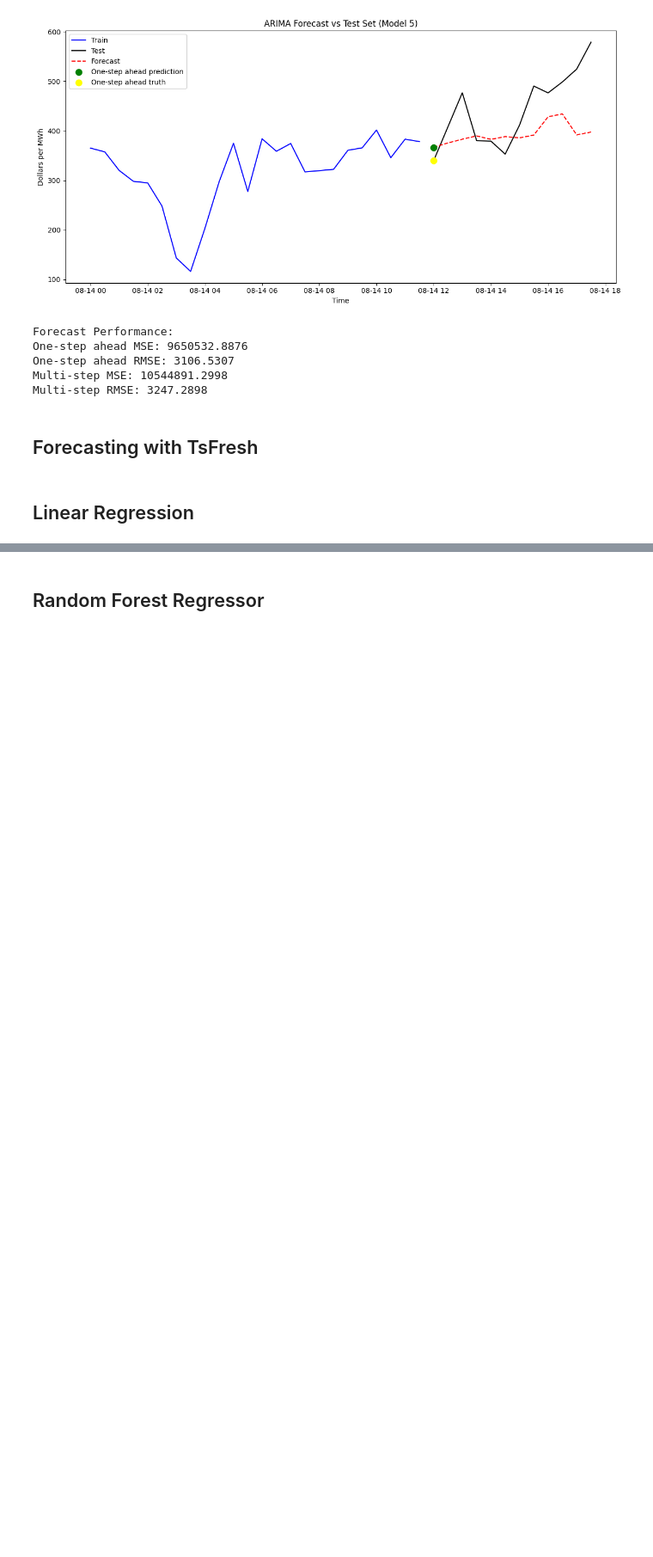
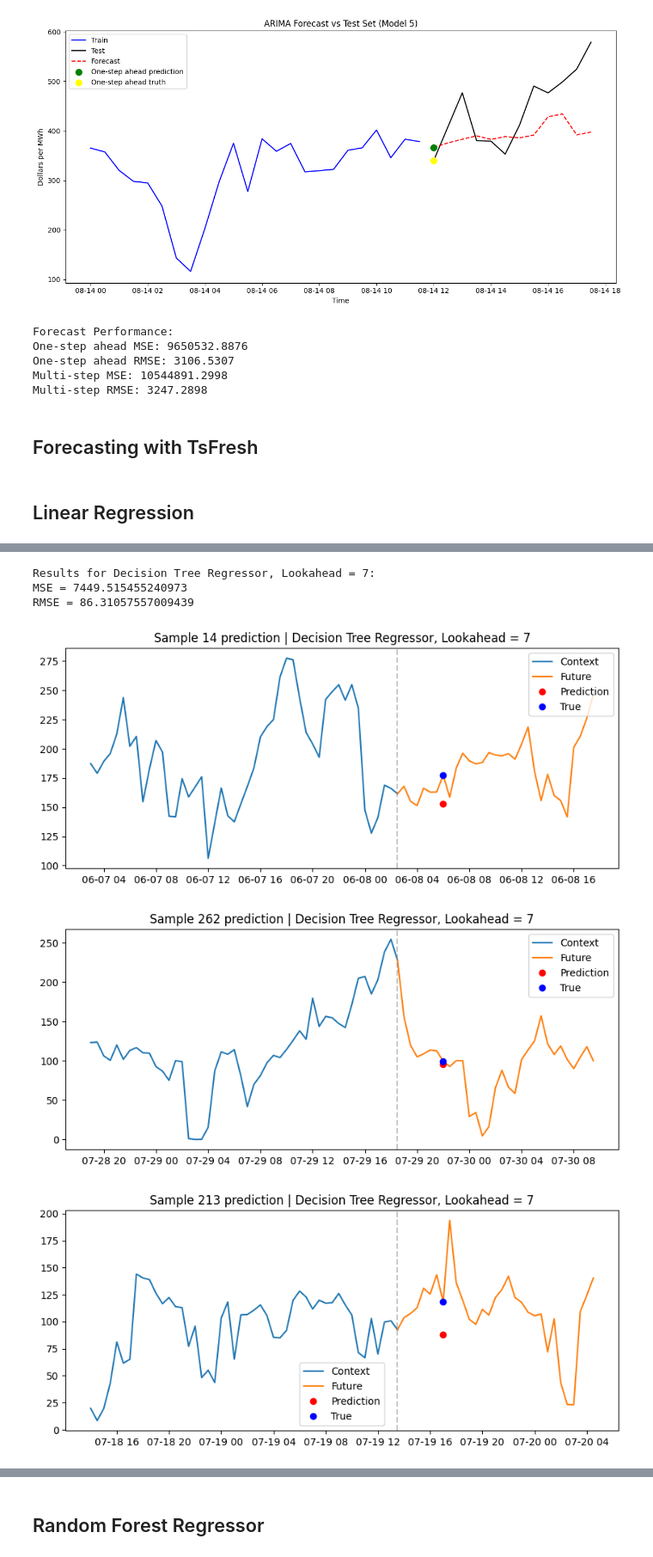
Before and after one commit to LennoxC/aiml338-a2, a Jupyter notebook: Time Series Analysis.ipynb, the cells around one changed output, grey strips where cells are left out. Shown at 86% size. Drawn from its saved outputs; the diff is of its cells as text; code cells hidden in the pictures; blank space fills up the shorter version.

```diff
--- a/Time Series Analysis.ipynb
+++ b/Time Series Analysis.ipynb
@@ -696,0 +717,9 @@ RMSE = 66.64530830926
+# %%
+test_model(df_train, df_test, dtr_pipeline, lookahead=7, name="Decision Tree Regressor, Lookahead = 7")
+# %% [output]
+Results for Decision Tree Regressor, Lookahead = 7:
+MSE = 7449.515455240973
+RMSE = 86.31057557009439
+[figure, added]
+[figure, added]
+[figure, added]
```
Also changed, not shown: parts of 12 cells of this notebook.
